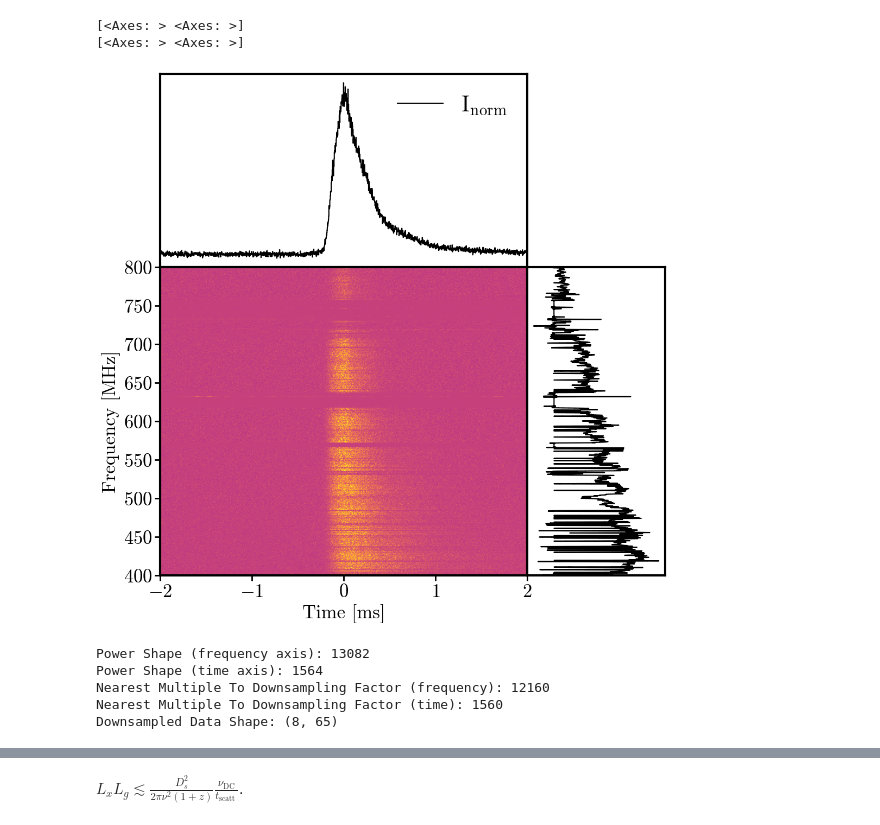
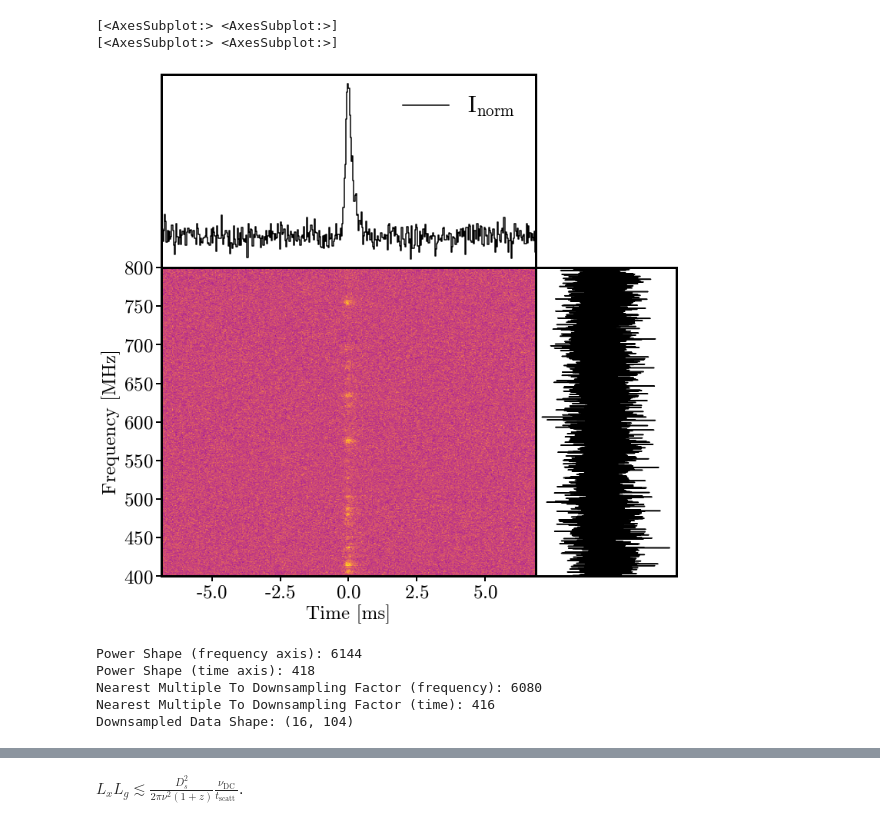
Before and after one commit to dsa110/dsa110-scat, a Jupyter notebook: scint_chromatica.ipynb, the cells around one changed output, grey strips where cells are left out. Drawn from its saved outputs; the diff is of its cells as text; code cells hidden in the pictures.

```diff
--- a/scint_chromatica.ipynb
+++ b/scint_chromatica.ipynb
@@ -30,12 +32,13 @@ rcParams['text.usetex'] = False
 # %%
 # Load data
 name = "chromatica_240203aacl"
-data = np.load('./data//')
+data = np.load(f"./data/{name}/{name.split('_')[0]}_14000_16500.npy")
 # %%
-tres = #data['delta_t (ms)']
-fres = #data['delta_f (MHz)']
+tres = 32.768e-3 #ms #data['delta_t (ms)']
+fres = 0.03051757812 #MHz #data['delta_f (MHz)']
+fres_kHz = fres*1e3
 
-intensity = data['I']
+intensity = data #data['I']
 outerbound = int(intensity.shape[1] * 5/12)
 
 intensity = intensity[:, outerbound:-outerbound]
@@ -89,47 +92,47 @@ axes[0, 0].set_yticks([])
 axes[0, 0].set_xlim(timesamples_mod[0], timesamples_mod[-1])
 axes[0, 0].legend(loc = 'upper right', fontsize = 30, frameon = False)
 
 mean = np.nanmean(intensity_norm)
 std = np.nanstd(intensity_norm)
-axes[1, 0].imshow(intensity_norm, vmin = mean - 6*std, vmax = mean + 6*std, extent = [timesamples_mod[0], timesamples_mod[-1], 400, 800], cmap = 'plasma', aspect = 'auto')
+axes[1, 0].imshow(intensity_norm, vmin = mean - 2*std, vmax = mean + 2*std, extent = [timesamples_mod[0], timesamples_mod[-1], 400, 800], cmap = 'plasma', aspect = 'auto')
 axes[1, 0].set_ylabel('Frequency [MHz]')
 axes[1, 0].set_xlabel('Time [ms]')
 axes[1, 0].tick_params(which='both', width=2)
 axes[1, 0].tick_params(which='major', length=7)
 axes[1, 0].tick_params(which='minor', length=5)
 axes[1, 0].tick_params(which='minor', axis = 'y', length=5)
 
 axes[0, 1].axis('off')
 axes[0, 1].set_visible(False)
 
 axes[1, 1].step(np.flip(spectrum_norm), freqsamples, where='pre', c = 'k', alpha = 1, label = 'I$_{\mathrm{norm}}$')
 axes[1, 1].tick_params(axis='y',
         which='both',
         left=False,
         right=False,
         labelleft=False,
         width=2)
 axes[1, 1].set_xticks([])
 axes[1, 1].set_ylim(400, 800)
 #axes[2].legend(loc = 'upper right', fontsize = 30, frameon = False)
 
 #axes[1].set_xlim(40, 150)
 plt.subplots_adjust(hspace=0)
 plt.subplots_adjust(wspace=0)
 # %% [output]
-[<Axes: > <Axes: >]
-[<Axes: > <Axes: >]
+[<AxesSubplot:> <AxesSubplot:>]
+[<AxesSubplot:> <AxesSubplot:>]
-[figure, old version]
+[figure, new version]
 # %%
-f_factor = 190*8
-t_factor = 24
+f_factor = 380
+t_factor = 4
 intensity_ds = bft.downsample_data(intensity, f_factor = f_factor, t_factor = t_factor)
 # %% [output]
-Power Shape (frequency axis): 13082
-Power Shape (time axis): 1564
-Nearest Multiple To Downsampling Factor (frequency): 12160
-Nearest Multiple To Downsampling Factor (time): 1560
-Downsampled Data Shape: (8, 65)
+Power Shape (frequency axis): 6144
+Power Shape (time axis): 418
+Nearest Multiple To Downsampling Factor (frequency): 6080
+Nearest Multiple To Downsampling Factor (time): 416
+Downsampled Data Shape: (16, 104)
 # %%
 fres_ds = fres * f_factor
 tres_ds = tres * t_factor
```
Also changed, not shown: parts of 10 cells of this notebook, 1 other file.
